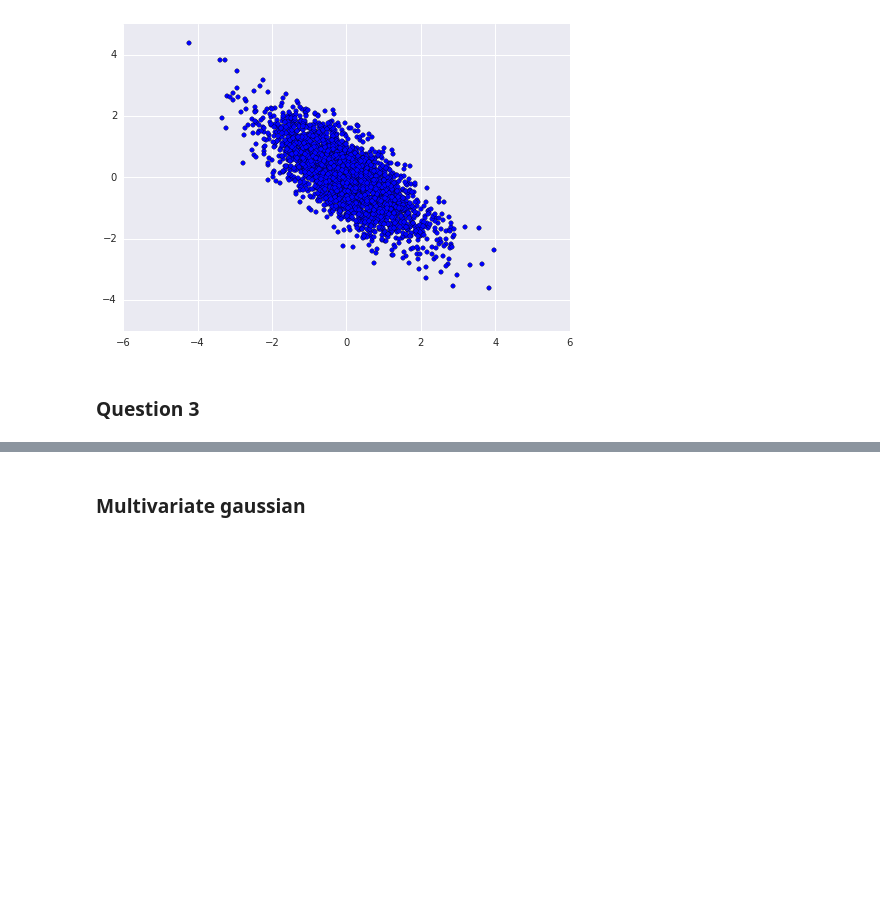
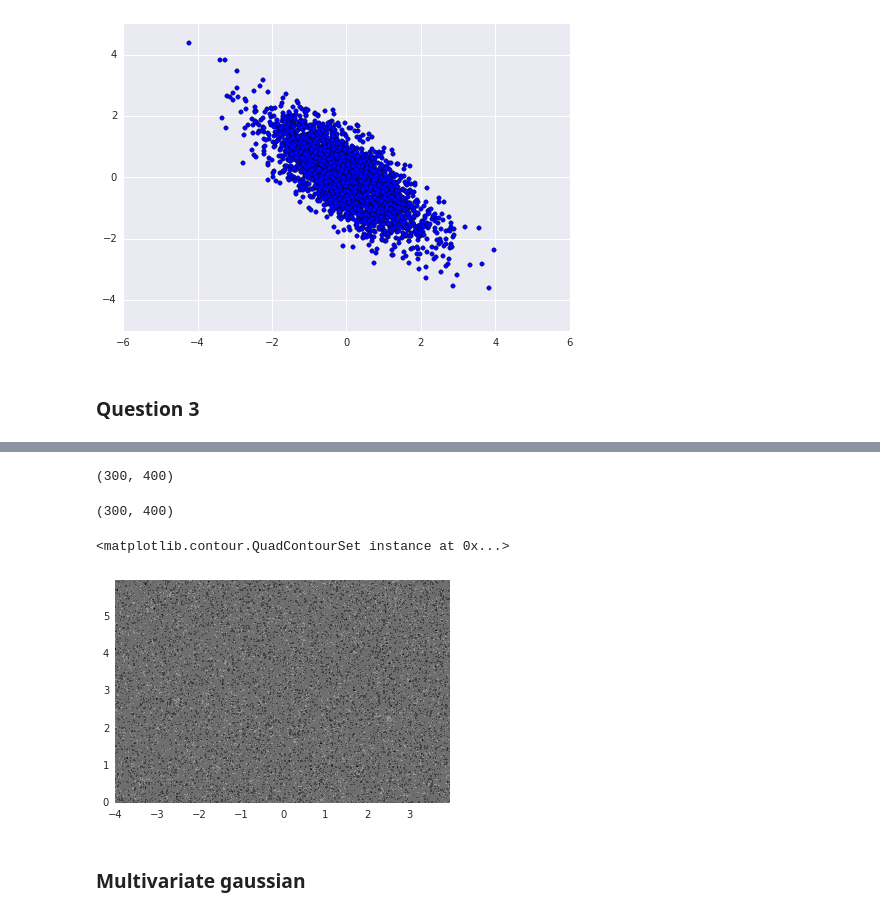
Before and after one commit to saurabh3949/MachineLearning-CSE250B, a Jupyter notebook: Homework3/src/Homework 3.ipynb, the cells around one changed output, grey strips where cells are left out. Saved outputs shown, nothing was run; the diff lists cells and outputs as text; code cells hidden in the pictures; blank space fills up the shorter version.

```diff
--- a/Homework3/src/Homework 3.ipynb
+++ b/Homework3/src/Homework 3.ipynb
@@ -85,3 +89,42 @@ sns.plt.plot(xx,yy)
+# %%
+xx.shape
+# %% [output]
+(300, 400)
+# %%
+yy.shape
+# %% [output]
+(300, 400)
+# %%
+X = array([[2,1],[3,4],[4,2],[3,1]])
+Y = array([0,0,1,1])
+h = .02  # step size in the mesh
+
+
+# we create an instance of SVM and fit our data. We do not scale our
+# data since we want to plot the support vectors
+
+
+# create a mesh to plot in
+x_min, x_max = X[:, 0].min() - 1, X[:, 0].max() + 1
+y_min, y_max = X[:, 1].min() - 1, X[:, 1].max() + 1
+xx, yy = np.meshgrid(np.arange(x_min, x_max, h),
+                     np.arange(y_min, y_max, h))
+
+# Plot the decision boundary. For that, we will assign a color to each
+# point in the mesh [x_min, m_max]x[y_min, y_max].
+fig, ax = subplots()
+
+# Put the result into a color plot
+Z = Z.reshape(xx.shape)
+ax.contourf(xx, yy, Z, cmap=cm.Paired)
+
+
+ax.set_title('Perceptron')
+# %%
+sns.plt.contourf(xx,yy, np.random.randn(xx.shape[0],xx.shape[1]))
+# %% [output]
+<matplotlib.contour.QuadContourSet instance at 0x...>
+[figure, added]
 # %% [markdown]
 ### Multivariate gaussian
 # %%
```
Also changed, not shown: parts of 7 cells of this notebook, 1 other file.
